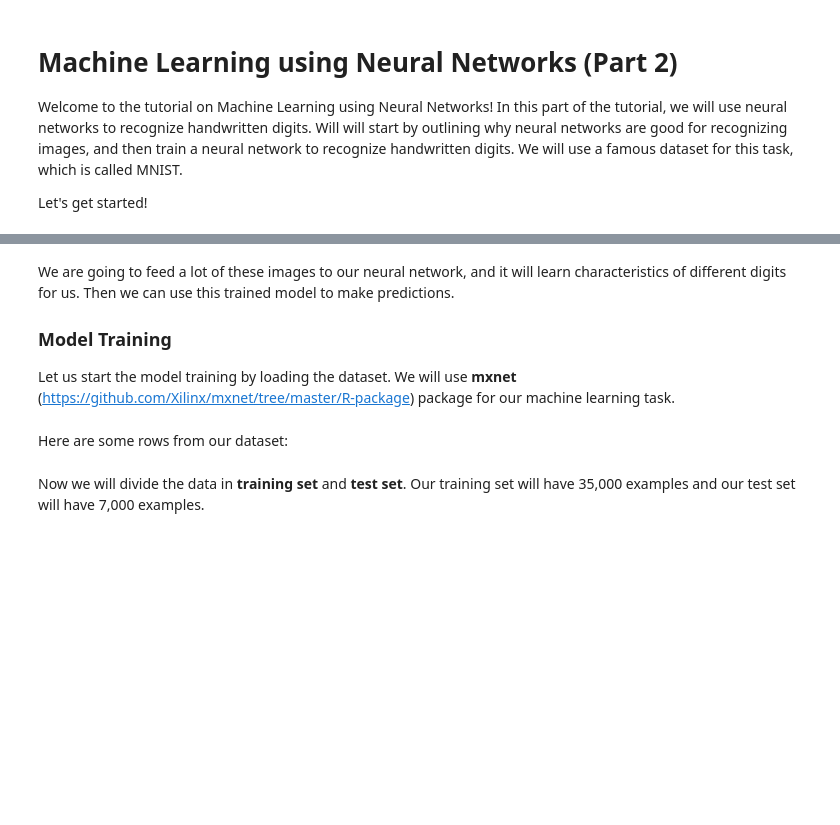
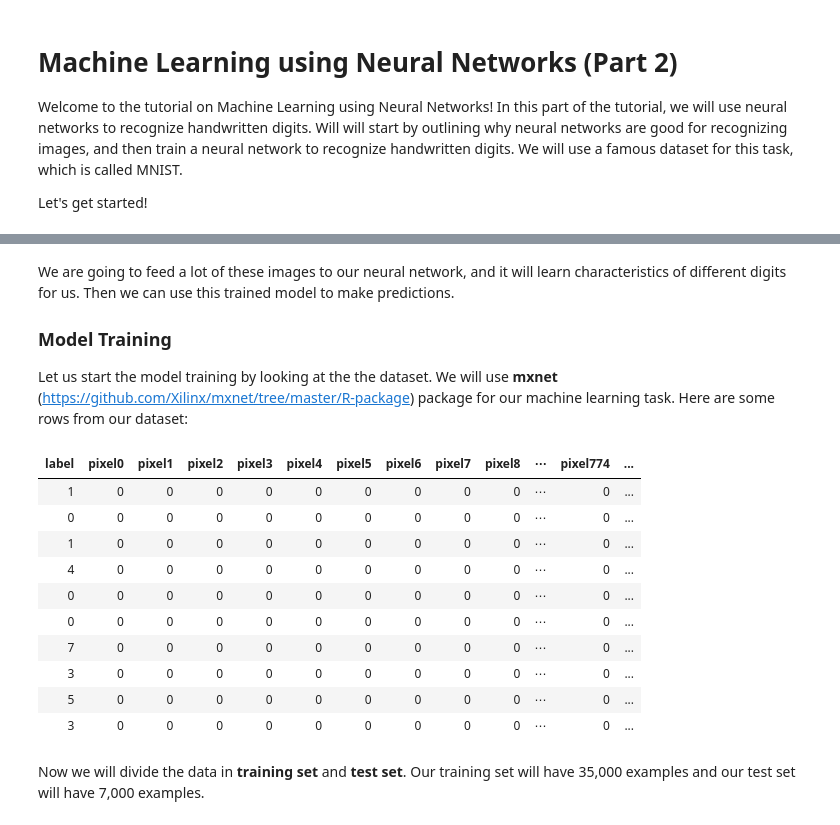
Before and after one commit to azbones/cis503_machine_learning, a Jupyter notebook: neural_networks_mnist_r_part2.ipynb, the cells around one changed output, grey strips where cells are left out. Saved outputs shown, nothing was run; the diff lists cells and outputs as text; code cells hidden in the pictures; blank space fills up the shorter version.

```diff
--- a/neural_networks_mnist_r_part2.ipynb
+++ b/neural_networks_mnist_r_part2.ipynb
@@ -11,0 +11,3 @@ load("mnist/mnist.RData")
+# %%
+load("mnist/mnist_data.RData")
+mnist_data_mat <- data.matrix(mnist_data)
@@ -115,4 +131,4 @@ We are going to feed a lot of these images to our neural network, and it will le
 
 ### Model Training
 
-Let us start the model training by loading the dataset. We will use <b>mxnet</b> (https://github.com/Xilinx/mxnet/tree/master/R-package) package for our machine learning task.
+Let us start the model training by looking at the the dataset. We will use <b>mxnet</b> (https://github.com/Xilinx/mxnet/tree/master/R-package) package for our machine learning task. Here are some rows from our dataset:
@@ -122,7 +135,17 @@ mnist_data <- data.matrix(mnist_data)
-# %% [markdown]
-Here are some rows from our dataset:
 # %%
-head(mnist_data,10)
+head(mnist_data_mat, 10)
+# %% [output]
+| label | pixel0 | pixel1 | pixel2 | pixel3 | pixel4 | pixel5 | pixel6 | pixel7 | pixel8 | ⋯ | pixel774 | ... |
+| 1 | 0 | 0 | 0 | 0 | 0 | 0 | 0 | 0 | 0 | ⋯ | 0 | ... |
+| 0 | 0 | 0 | 0 | 0 | 0 | 0 | 0 | 0 | 0 | ⋯ | 0 | ... |
+| 1 | 0 | 0 | 0 | 0 | 0 | 0 | 0 | 0 | 0 | ⋯ | 0 | ... |
+| 4 | 0 | 0 | 0 | 0 | 0 | 0 | 0 | 0 | 0 | ⋯ | 0 | ... |
+| 0 | 0 | 0 | 0 | 0 | 0 | 0 | 0 | 0 | 0 | ⋯ | 0 | ... |
+| 0 | 0 | 0 | 0 | 0 | 0 | 0 | 0 | 0 | 0 | ⋯ | 0 | ... |
+| 7 | 0 | 0 | 0 | 0 | 0 | 0 | 0 | 0 | 0 | ⋯ | 0 | ... |
+| 3 | 0 | 0 | 0 | 0 | 0 | 0 | 0 | 0 | 0 | ⋯ | 0 | ... |
+| 5 | 0 | 0 | 0 | 0 | 0 | 0 | 0 | 0 | 0 | ⋯ | 0 | ... |
+| 3 | 0 | 0 | 0 | 0 | 0 | 0 | 0 | 0 | 0 | ⋯ | 0 | ... |
 # %% [markdown]
 Now we will divide the data in <b>training set</b> and <b>test set</b>. Our training set will have 35,000 examples and our test set will have 7,000 examples.
 # %%
```
Also changed, not shown: parts of 6 cells of this notebook, 3 other files.
